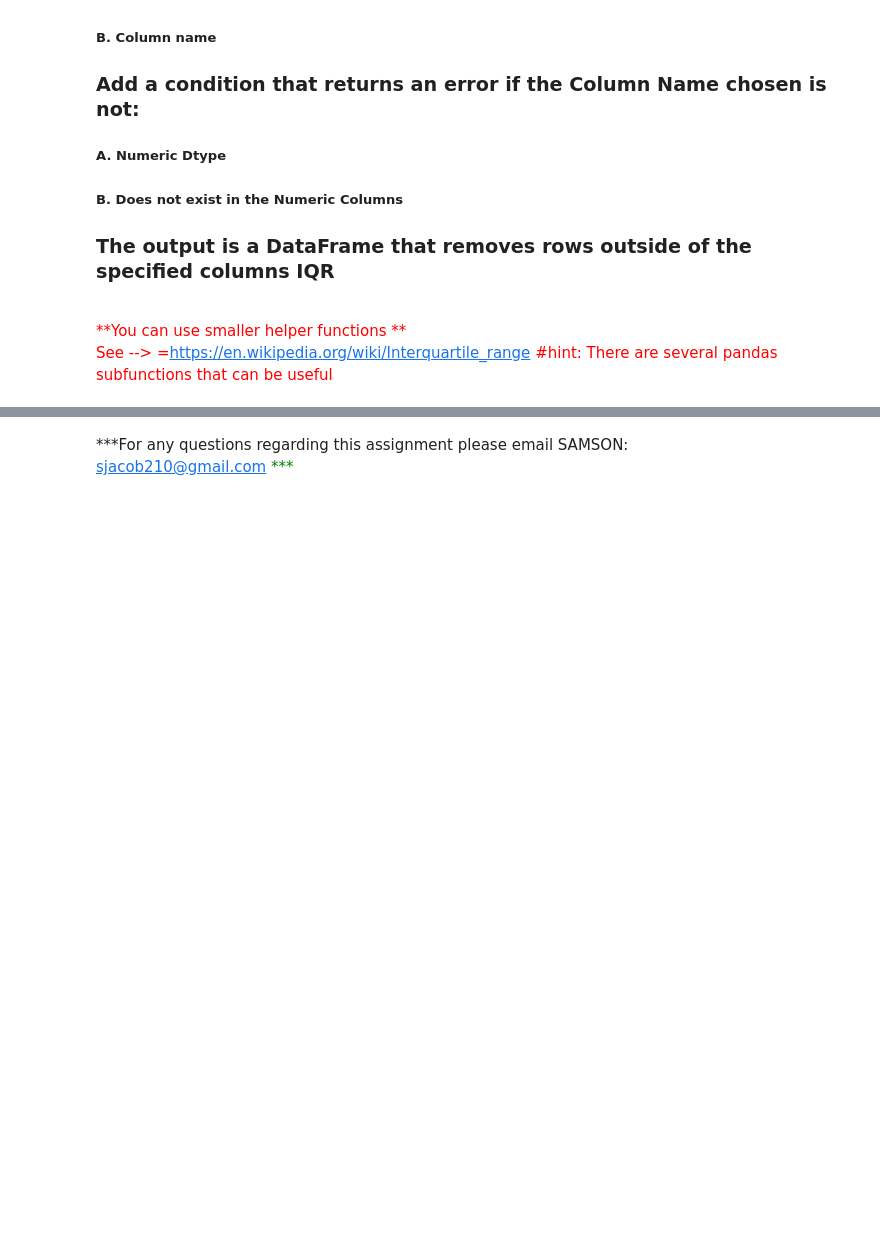
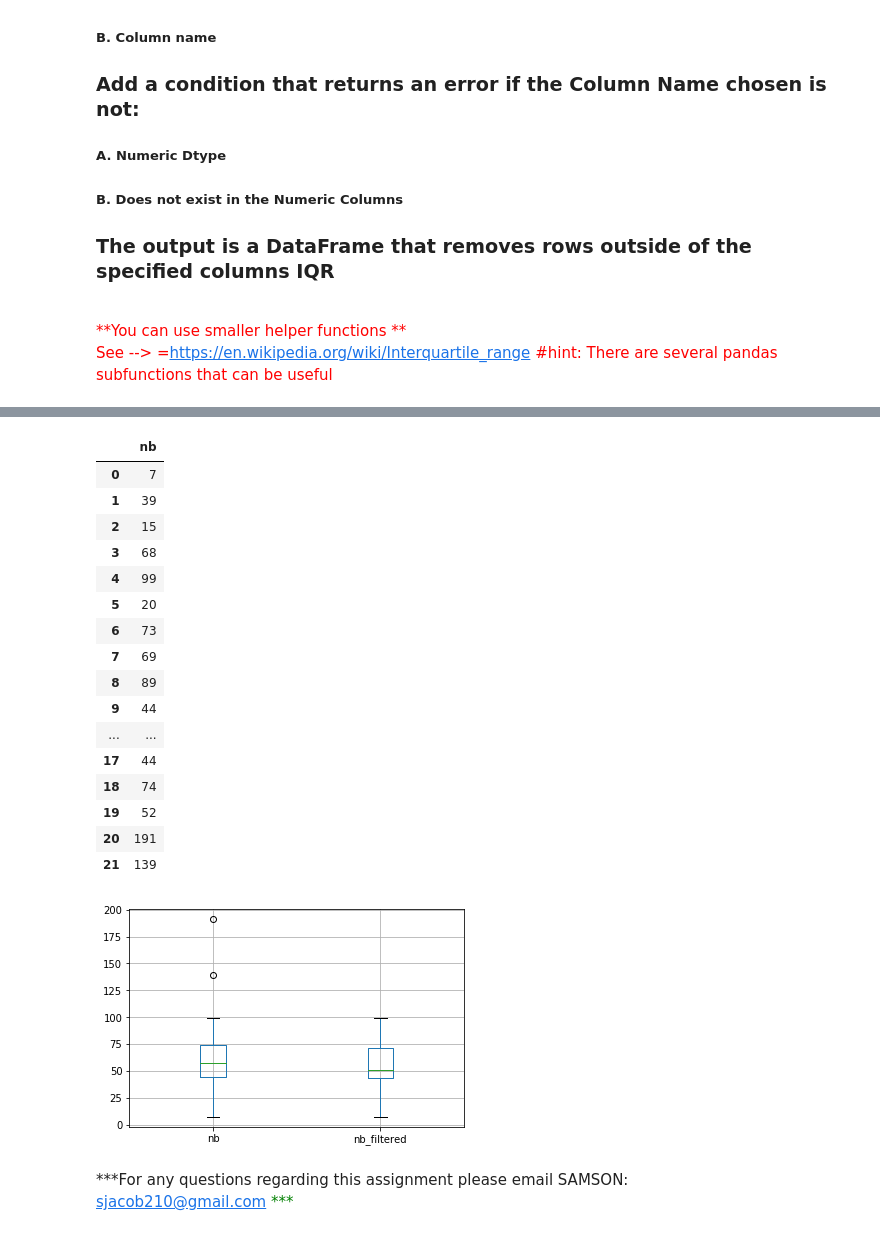
Before and after one commit to darchon30704/HW3-Python, a Jupyter notebook: Assignment_03.ipynb, the cells around one changed output, grey strips where cells are left out. Drawn from its saved outputs; the diff is of its cells as text; code cells hidden in the pictures; blank space fills up the shorter version.

```diff
--- a/Assignment_03.ipynb
+++ b/Assignment_03.ipynb
@@ -287,2 +675,41 @@ See --> <href>=https://en.wikipedia.org/wiki/Interquartile_range</href>
+# %%
+#Reference code
+df = (pd.DataFrame({'nb': np.random.randint(0, 100, 20)})
+        # Adding some outliers
+        .append(pd.DataFrame({'nb': np.random.randint(100, 200, 2)}))
+        # Reseting the index
+        .reset_index(drop=True)
+    )
+df
+# Computing IQR
+Q1 = df['nb'].quantile(0.25)
+Q3 = df['nb'].quantile(0.75)
+IQR = Q3 - Q1
+
+# Filtering Values between Q1-1.5IQR and Q3+1.5IQR
+filtered = df.query('(@Q1 - 1.5 * @IQR) <= nb <= (@Q3 + 1.5 * @IQR)')
+
+# Ploting the result to check the difference
+df.join(filtered, rsuffix='_filtered').boxplot()
+df
+# %% [output]
+|  | nb |
+| 0 | 7 |
+| 1 | 39 |
+| 2 | 15 |
+| 3 | 68 |
+| 4 | 99 |
+| 5 | 20 |
+| 6 | 73 |
+| 7 | 69 |
+| 8 | 89 |
+| 9 | 44 |
+| ... | ... |
+| 17 | 44 |
+| 18 | 74 |
+| 19 | 52 |
+| 20 | 191 |
+| 21 | 139 |
+[figure, added]
 # %% [markdown]
 ***For any questions regarding this assignment please email SAMSON: <br> </br><font color='green'>sjacob210@gmail.com ***</font>
```
Also changed, not shown: parts of 21 cells of this notebook.
